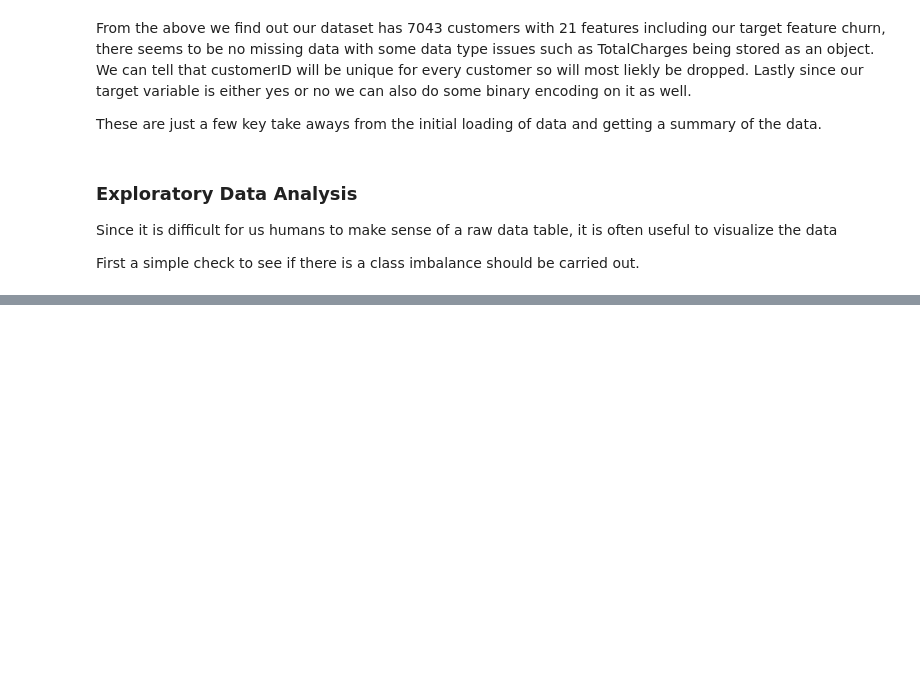
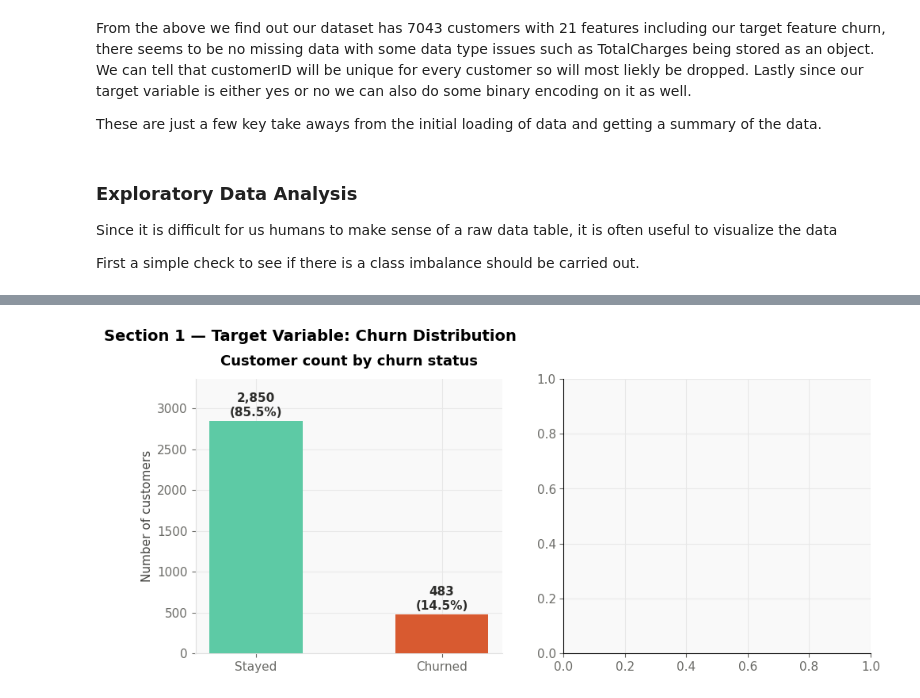
Before and after one commit to nkosimate/CustomerChurnPrediction, a Jupyter notebook: Churn.ipynb, the cells around one changed output, grey strips where cells are left out. Drawn from its saved outputs; the diff is of its cells as text; code cells hidden in the pictures; blank space fills up the shorter version.

```diff
--- a/Churn.ipynb
+++ b/Churn.ipynb
@@ -77,0 +142,25 @@ df['PhoneService'].unique()
+# %%
+fig, axes = plt.subplots(1, 2, figsize=(11, 4.5))
+fig.suptitle('Section 1 — Target Variable: Churn Distribution',
+             fontsize=14, fontweight='bold', x=0.02, ha='left', y=1.02)
+
+counts = df['Churn'].value_counts()
+stayed, churned = counts[0], counts[1]
+total = len(df)
+churn_rate = churned / total * 100
+
+# Bar chart|
+ax = axes[0]
+bars = ax.bar(['Stayed', 'Churned'], [stayed, churned],
+              color=[TEAL, CORAL], width=0.5, zorder=3)
+for bar, val in zip(bars, [stayed, churned]):
+    ax.text(bar.get_x() + bar.get_width()/2, bar.get_height() + 30,
+            f'{val:,}\n({val/total*100:.1f}%)',
+            ha='center', va='bottom', fontsize=11, fontweight='bold', color='#2c2c2a')
+ax.set_title('Customer count by churn status')
+ax.set_ylabel('Number of customers')
+ax.set_ylim(0, stayed * 1.18)
+ax.spines['left'].set_color('#e0e0e0')
+ax.spines['bottom'].set_color('#e0e0e0')
+# %% [output]
+[figure, added]
```
Also changed, not shown: parts of 9 cells of this notebook.
